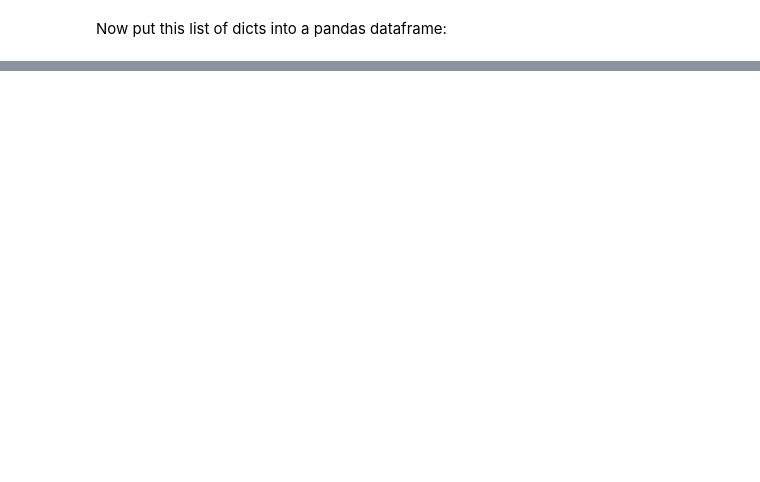
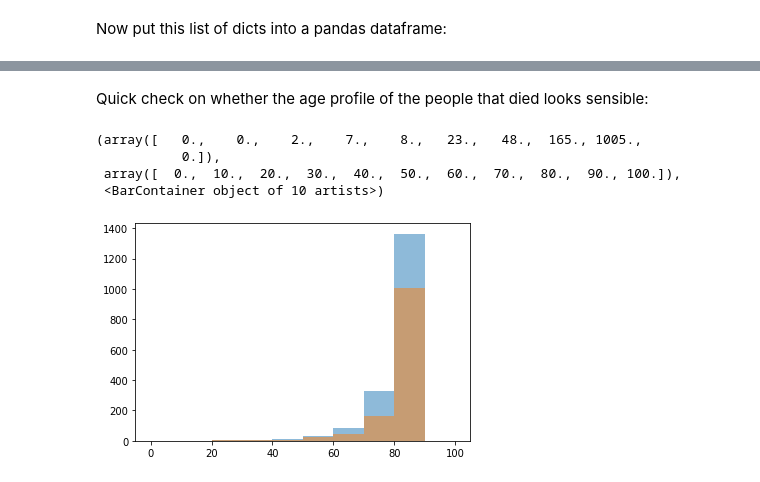
Before and after one commit to chrisdburr/turing-commons, a Jupyter notebook: guidebooks/rri/chapter4/Synthetic_data_generation.ipynb, the cells around one changed output, grey strips where cells are left out. Cells and saved outputs as stored; diff of their text form; code cells hidden in the pictures; blank space fills up the shorter version.

```diff
--- a/guidebooks/rri/chapter4/Synthetic_data_generation.ipynb
+++ b/guidebooks/rri/chapter4/Synthetic_data_generation.ipynb
@@ -270,0 +480,15 @@ df_people.head(20)
+# %% [markdown]
+Quick check on whether the age profile of the people that died looks sensible:
+# %%
+ages = {"M": [], "F":[]}
+for _ in range(1000):
+    ages["M"] = list(df_died[df_died.sex=="M"]["age"])
+    ages["F"] = list(df_died[df_died.sex=="F"]["age"])
+plt.hist(ages["M"],bins=10,range=(0,100), alpha=0.5, label="M")
+plt.hist(ages["F"],bins=10,range=(0,100), alpha=0.5, label="F")
+# %% [output]
+(array([   0.,    0.,    2.,    7.,    8.,   23.,   48.,  165., 1005.,
+           0.]),
+ array([  0.,  10.,  20.,  30.,  40.,  50.,  60.,  70.,  80.,  90., 100.]),
+ <BarContainer object of 10 artists>)
+[figure, added]
```
Also changed, not shown: parts of 63 cells of this notebook, 3 other files.
